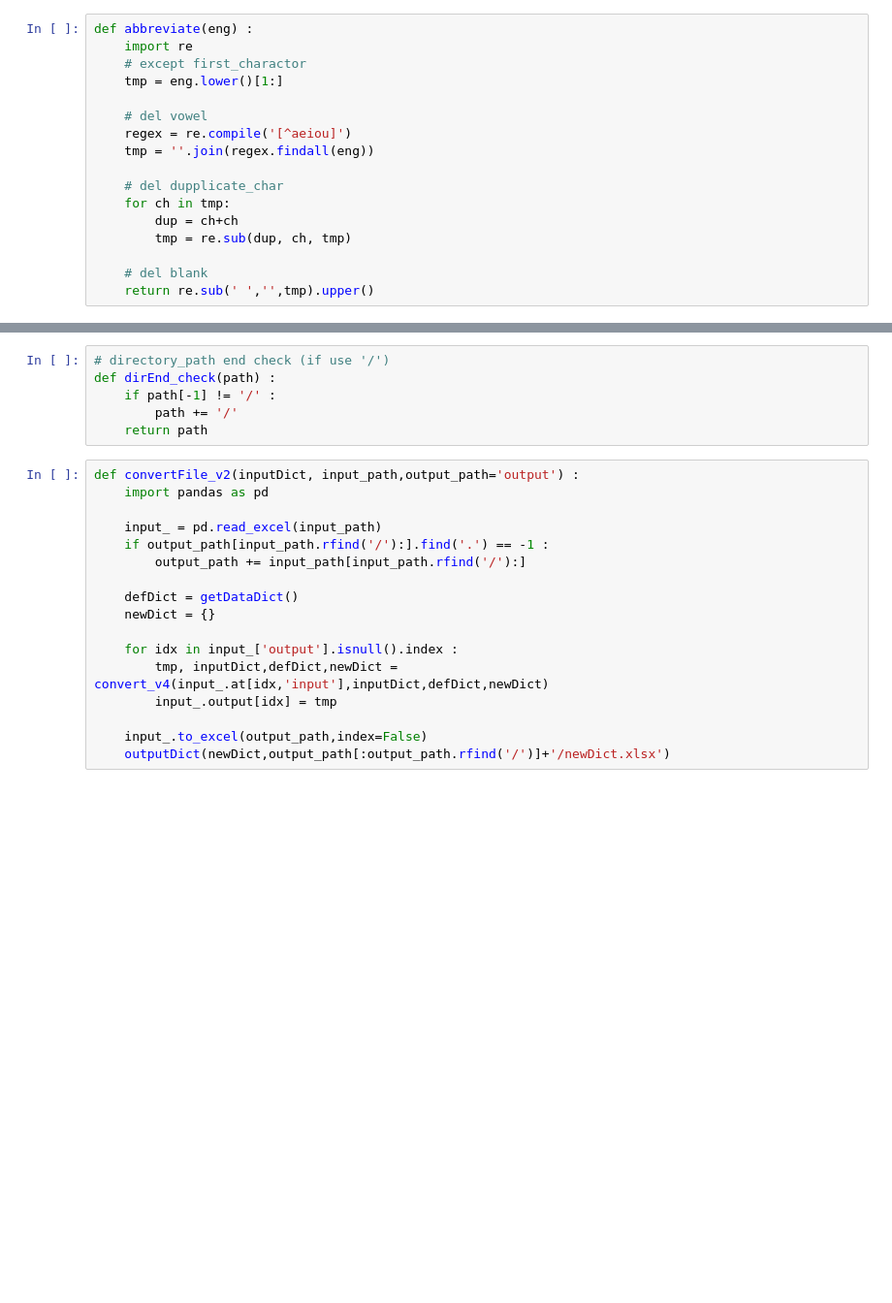
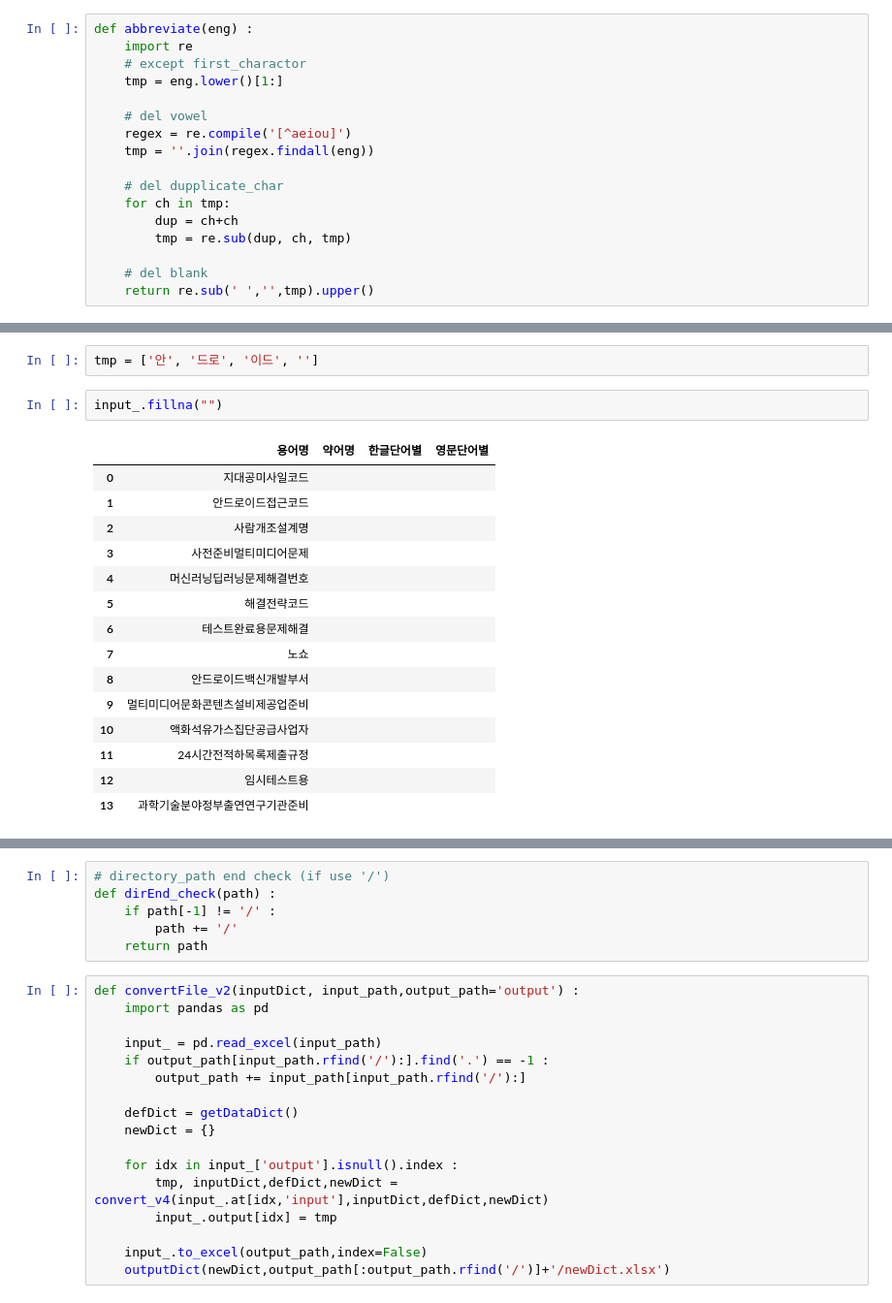
Before and after one commit to florentious/AutoGenerating_VariableName, a Jupyter notebook: pjt_practice/ipynb/Convert_with_KoNLPY_ver2.ipynb, the cells around one changed output, grey strips where cells are left out. Shown at 97% size. Saved outputs shown, nothing was run; the diff lists cells and outputs as text; blank space fills up the shorter version.

```diff
--- a/pjt_practice/ipynb/Convert_with_KoNLPY_ver2.ipynb
+++ b/pjt_practice/ipynb/Convert_with_KoNLPY_ver2.ipynb
@@ -234,0 +328,20 @@ tmp
+# %%
+tmp = ['안', '드로', '이드', '']
+# %%
+input_.fillna("")
+# %% [output]
+|  | 용어명 | 약어명 | 한글단어별 | 영문단어별 |
+| 0 | 지대공미사일코드 |  |  |  |
+| 1 | 안드로이드접근코드 |  |  |  |
+| 2 | 사람개조설계명 |  |  |  |
+| 3 | 사전준비멀티미디어문제 |  |  |  |
+| 4 | 머신러닝딥러닝문제해결번호 |  |  |  |
+| 5 | 해결전략코드 |  |  |  |
+| 6 | 테스트완료용문제해결 |  |  |  |
+| 7 | 노쇼 |  |  |  |
+| 8 | 안드로이드백신개발부서 |  |  |  |
+| 9 | 멀티미디어문화콘텐츠설비제공업준비 |  |  |  |
+| 10 | 액화석유가스집단공급사업자 |  |  |  |
+| 11 | 24시간전적하목록제출규정 |  |  |  |
+| 12 | 임시테스트용 |  |  |  |
+| 13 | 과학기술분야정부출연연구기관준비 |  |  |  |
```
Also changed, not shown: parts of 34 cells of this notebook, 2 other files.
